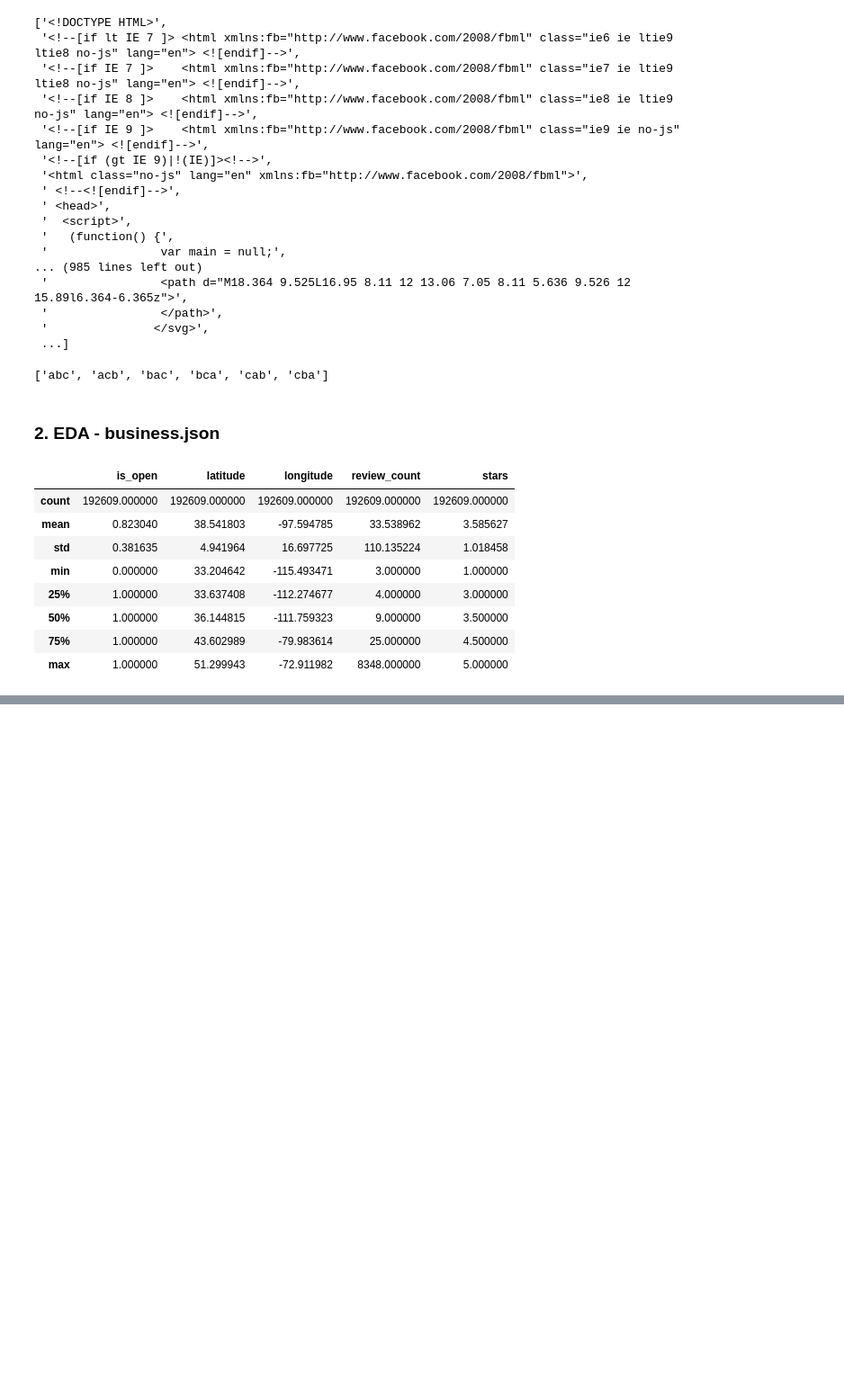
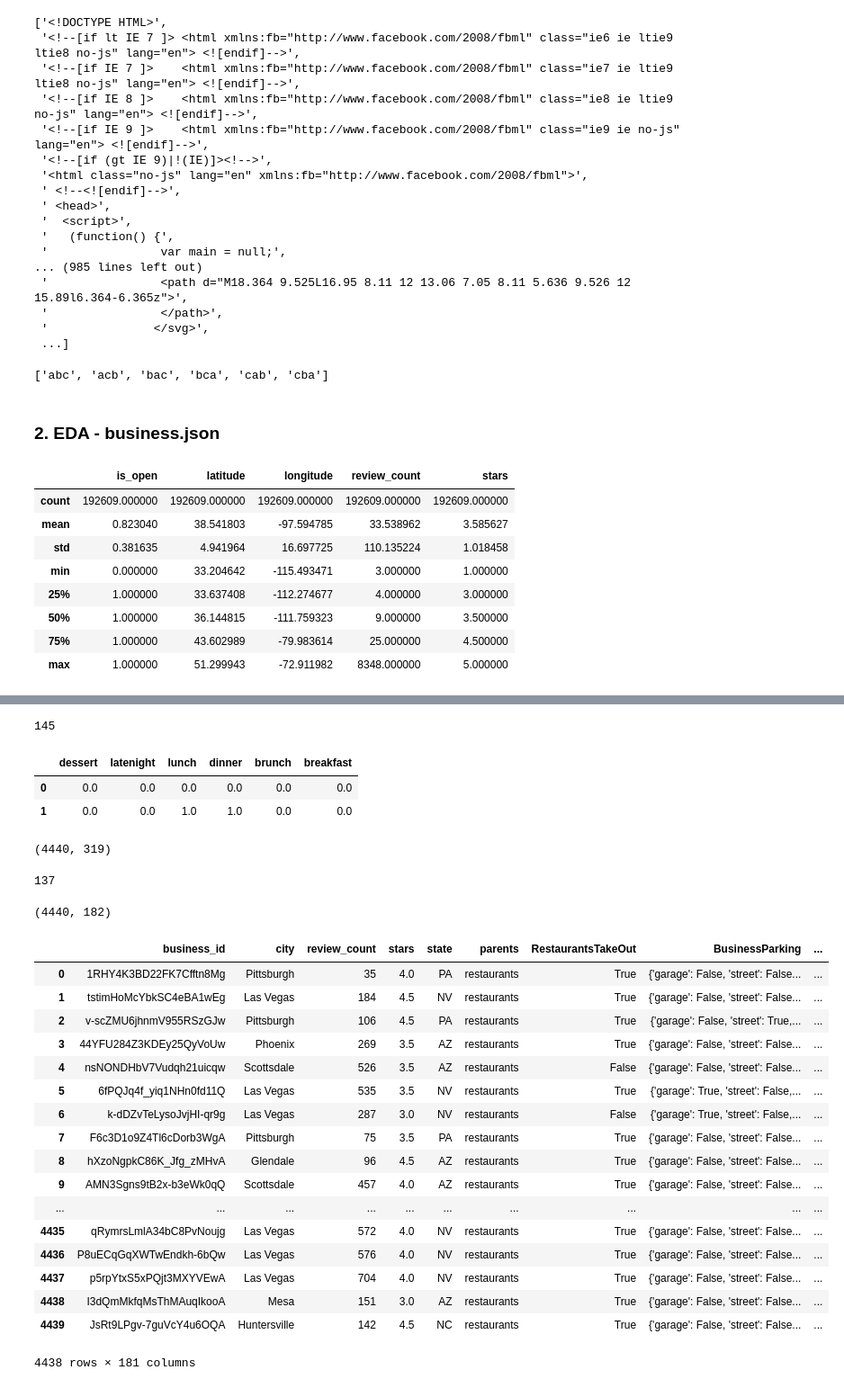
Before and after one commit to rvent/Event-Planner-Project, a Jupyter notebook: rima_wip.ipynb, the cells around one changed output, grey strips where cells are left out. Shown: that part at 90% size. Saved outputs shown, nothing was run; the diff lists cells and outputs as text; code cells hidden in the pictures; blank space fills up the shorter version.

```diff
--- a/rima_wip.ipynb
+++ b/rima_wip.ipynb
@@ -242,0 +224,4 @@ pd.read_json('categories.json')
+# %%
+attributes_df[(attributes_df.review_count > 50) & (attributes_df.GoodForMeal.isnull() == True)].business_id.count()
+# %% [output]
+145
@@ -242,0 +232,8 @@ pd.read_json('categories.json')
+# %%
+goodformeal_df = attributes_df.GoodForMeal.apply(ast.literal_eval)
+goodformeal_df = goodformeal_df.apply(pd.Series)
+goodformeal_df.head(2)
+# %% [output]
+|  | dessert | latenight | lunch | dinner | brunch | breakfast |
+| 0 | 0.0 | 0.0 | 0.0 | 0.0 | 0.0 | 0.0 |
+| 1 | 0.0 | 0.0 | 1.0 | 1.0 | 0.0 | 0.0 |
@@ -242,0 +242,49 @@ pd.read_json('categories.json')
+# %%
+cat_df = attributes_df.categories.apply(lambda x: dict(zip(x, [True]*len(x)))).apply(pd.Series)
+# %%
+attributes_df = pd.concat([attributes_df, cat_df], axis = 1)
+# %%
+attributes_df.shape
+# %% [output]
+(4440, 319)
+# %%
+#Categories to drop : low frequency < 5
+
+cat_drop = []
+for col in cat_df.columns:
+    if cat_df[col].count() <=5:
+        cat_drop.append(col)
+len(cat_drop)
+# %% [output]
+137
+# %%
+# Dropping from attributes df low frequency columns
+
+for col in cat_drop:
+    attributes_df.drop([col],axis =1, inplace=True)
+# %%
+attributes_df.shape
+# %% [output]
+(4440, 182)
+# %%
+attributes_df = attributes_df[attributes_df.RestaurantsPriceRange2 != 'None']
+attributes_df.drop(['categories'],axis = 1)
+# %% [output]
+|  | business_id | city | review_count | stars | state | parents | RestaurantsTakeOut | BusinessParking | ... |
+| 0 | 1RHY4K3BD22FK7Cfftn8Mg | Pittsburgh | 35 | 4.0 | PA | restaurants | True | {'garage': False, 'street': False... | ... |
+| 1 | tstimHoMcYbkSC4eBA1wEg | Las Vegas | 184 | 4.5 | NV | restaurants | True | {'garage': False, 'street': False... | ... |
+| 2 | v-scZMU6jhnmV955RSzGJw | Pittsburgh | 106 | 4.5 | PA | restaurants | True | {'garage': False, 'street': True,... | ... |
+| 3 | 44YFU284Z3KDEy25QyVoUw | Phoenix | 269 | 3.5 | AZ | restaurants | True | {'garage': False, 'street': False... | ... |
+| 4 | nsNONDHbV7Vudqh21uicqw | Scottsdale | 526 | 3.5 | AZ | restaurants | False | {'garage': False, 'street': False... | ... |
+| 5 | 6fPQJq4f_yiq1NHn0fd11Q | Las Vegas | 535 | 3.5 | NV | restaurants | True | {'garage': True, 'street': False,... | ... |
+| 6 | k-dDZvTeLysoJvjHI-qr9g | Las Vegas | 287 | 3.0 | NV | restaurants | False | {'garage': True, 'street': False,... | ... |
+| 7 | F6c3D1o9Z4Tl6cDorb3WgA | Pittsburgh | 75 | 3.5 | PA | restaurants | True | {'garage': False, 'street': False... | ... |
+| 8 | hXzoNgpkC86K_Jfg_zMHvA | Glendale | 96 | 4.5 | AZ | restaurants | True | {'garage': False, 'street': False... | ... |
+| 9 | AMN3Sgns9tB2x-b3eWk0qQ | Scottsdale | 457 | 4.0 | AZ | restaurants | True | {'garage': False, 'street': False... | ... |
+| ... | ... | ... | ... | ... | ... | ... | ... | ... | ... |
+| 4435 | qRymrsLmlA34bC8PvNoujg | Las Vegas | 572 | 4.0 | NV | restaurants | True | {'garage': False, 'street': False... | ... |
+| 4436 | P8uECqGqXWTwEndkh-6bQw | Las Vegas | 576 | 4.0 | NV | restaurants | True | {'garage': False, 'street': False... | ... |
+| 4437 | p5rpYtxS5xPQjt3MXYVEwA | Las Vegas | 704 | 4.0 | NV | restaurants | True | {'garage': False, 'street': False... | ... |
+| 4438 | I3dQmMkfqMsThMAuqIkooA | Mesa | 151 | 3.0 | AZ | restaurants | True | {'garage': False, 'street': False... | ... |
+| 4439 | JsRt9LPgv-7guVcY4u6OQA | Huntersville | 142 | 4.5 | NC | restaurants | True | {'garage': False, 'street': False... | ... |
+4438 rows × 181 columns
```
Also changed, not shown: parts of 28 cells of this notebook.
